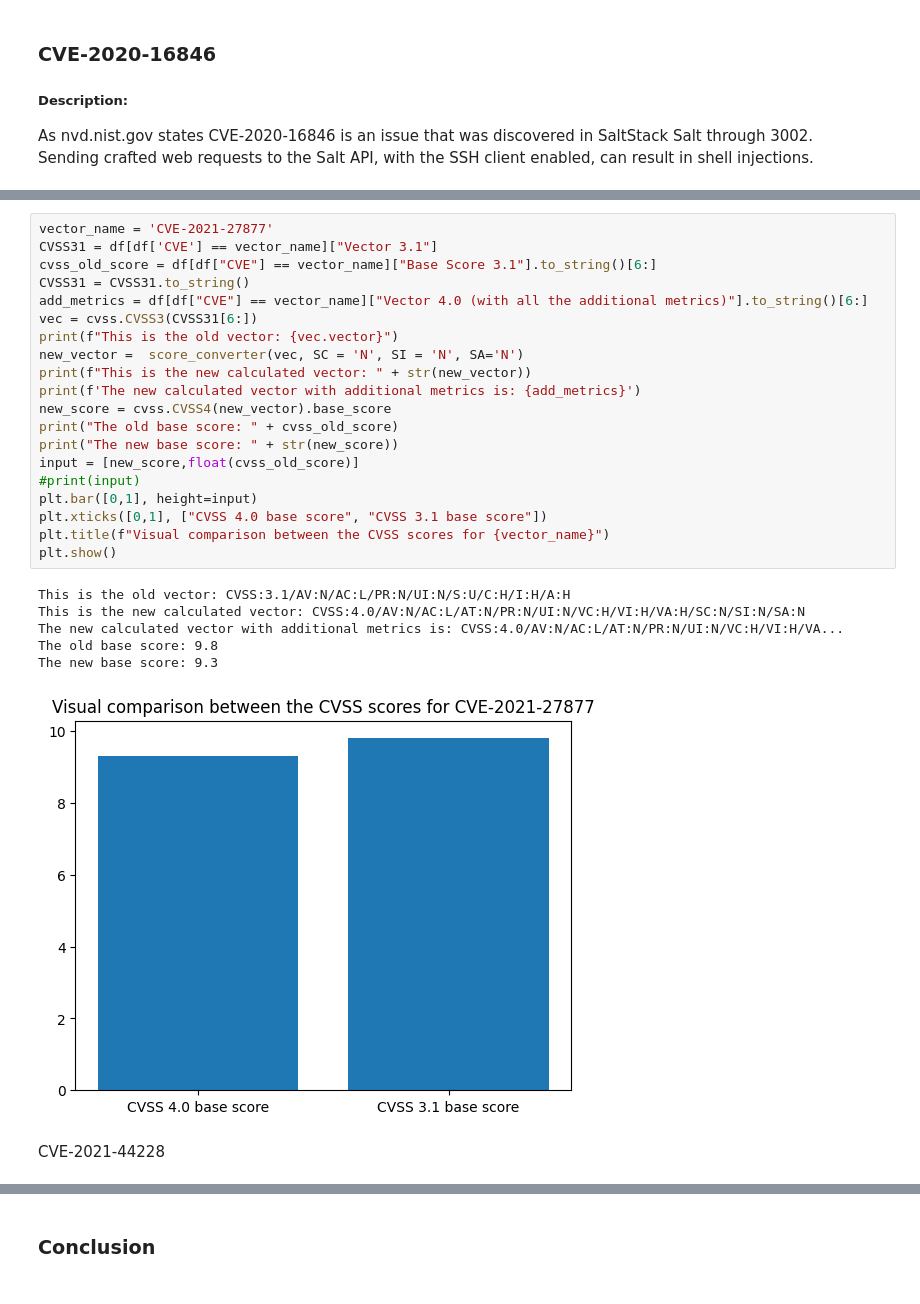
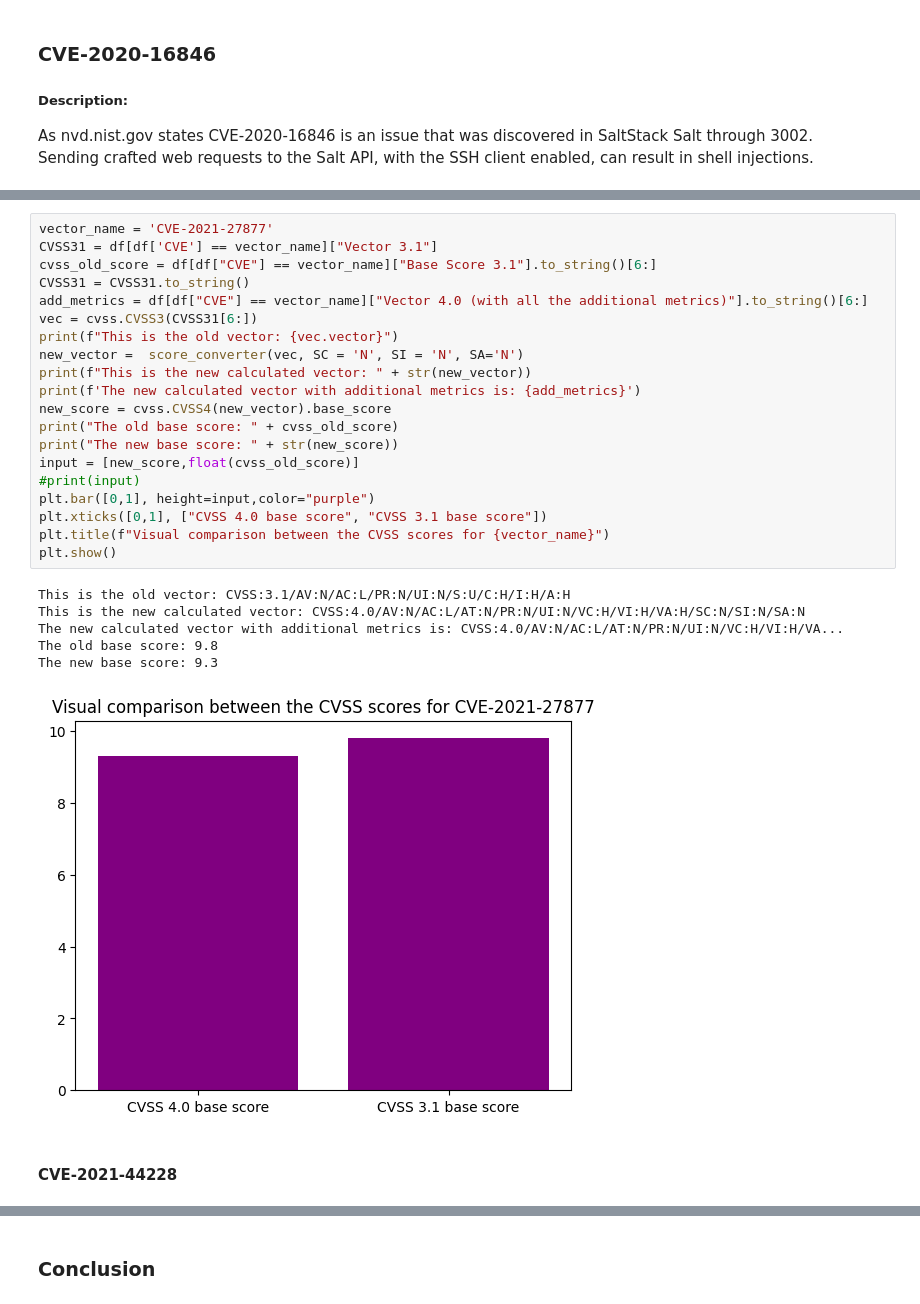
Before and after one commit to wojwozniak/cvss_converter, a Jupyter notebook: src/CVEcomparisons.ipynb, the cells around one changed output, grey strips where cells are left out. Cells and saved outputs as stored; diff of their text form.

```diff
--- a/src/CVEcomparisons.ipynb
+++ b/src/CVEcomparisons.ipynb
@@ -146,32 +141,32 @@ CVE-2021-27877
 # %%
 vector_name = 'CVE-2021-27877'
 CVSS31 = df[df['CVE'] == vector_name]["Vector 3.1"]
 cvss_old_score = df[df["CVE"] == vector_name]["Base Score 3.1"].to_string()[6:]
 CVSS31 = CVSS31.to_string()
 add_metrics = df[df["CVE"] == vector_name]["Vector 4.0 (with all the additional metrics)"].to_string()[6:]
 vec = cvss.CVSS3(CVSS31[6:])
 print(f"This is the old vector: {vec.vector}")
 new_vector =  score_converter(vec, SC = 'N', SI = 'N', SA='N')
 print(f"This is the new calculated vector: " + str(new_vector))
 print(f'The new calculated vector with additional metrics is: {add_metrics}')
 new_score = cvss.CVSS4(new_vector).base_score
 print("The old base score: " + cvss_old_score)
 print("The new base score: " + str(new_score))
 input = [new_score,float(cvss_old_score)]
 #print(input)
-plt.bar([0,1], height=input)
+plt.bar([0,1], height=input,color="purple")
 plt.xticks([0,1], ["CVSS 4.0 base score", "CVSS 3.1 base score"])
 plt.title(f"Visual comparison between the CVSS scores for {vector_name}")
 plt.show()
 # %% [output]
 This is the old vector: CVSS:3.1/AV:N/AC:L/PR:N/UI:N/S:U/C:H/I:H/A:H
 This is the new calculated vector: CVSS:4.0/AV:N/AC:L/AT:N/PR:N/UI:N/VC:H/VI:H/VA:H/SC:N/SI:N/SA:N
 The new calculated vector with additional metrics is: CVSS:4.0/AV:N/AC:L/AT:N/PR:N/UI:N/VC:H/VI:H/VA...
 The old base score: 9.8
 The new base score: 9.3
-[figure, old version]
+[figure, new version]
 # %% [markdown]
-CVE-2021-44228
+#### CVE-2021-44228
 # %%
 vector_name = 'CVE-2021-44228'
 CVSS31 = df[df['CVE'] == vector_name]["Vector 3.1"]
```
Also changed, not shown: parts of 7 cells of this notebook.
